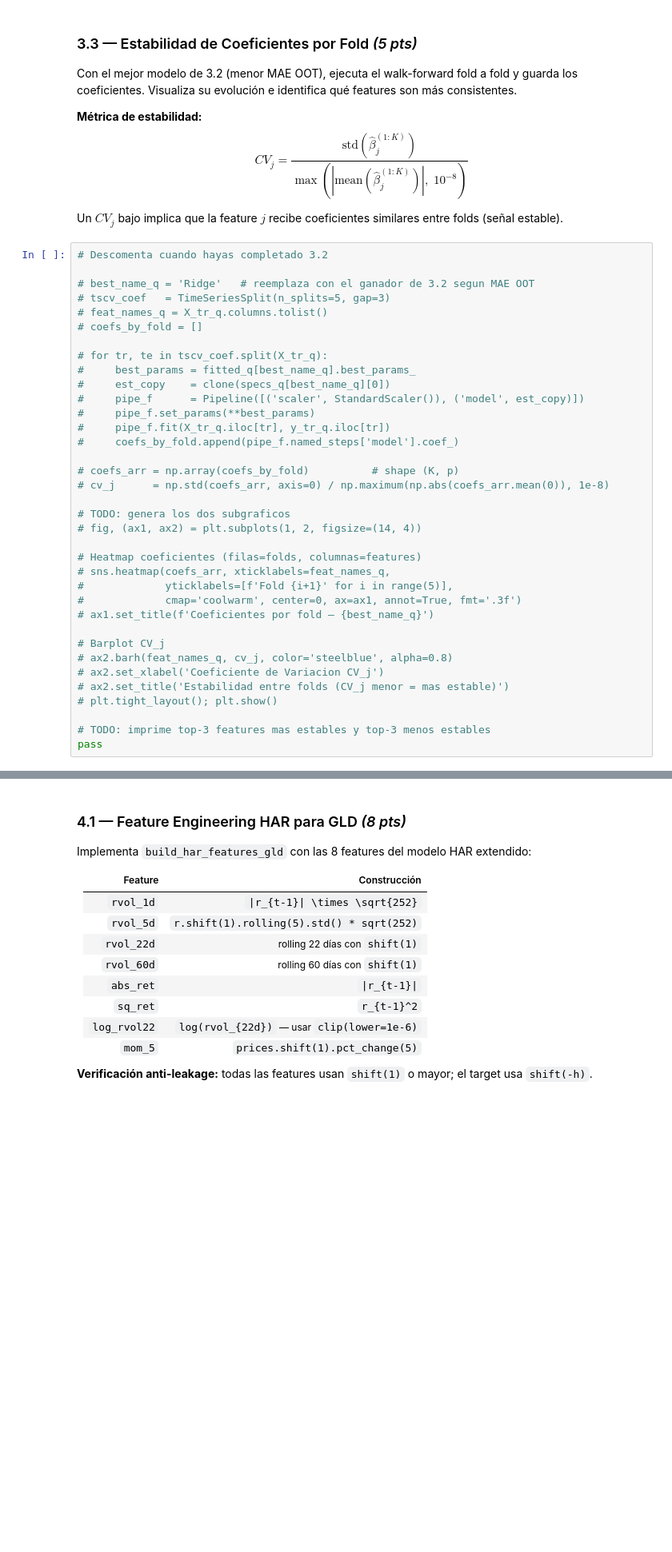
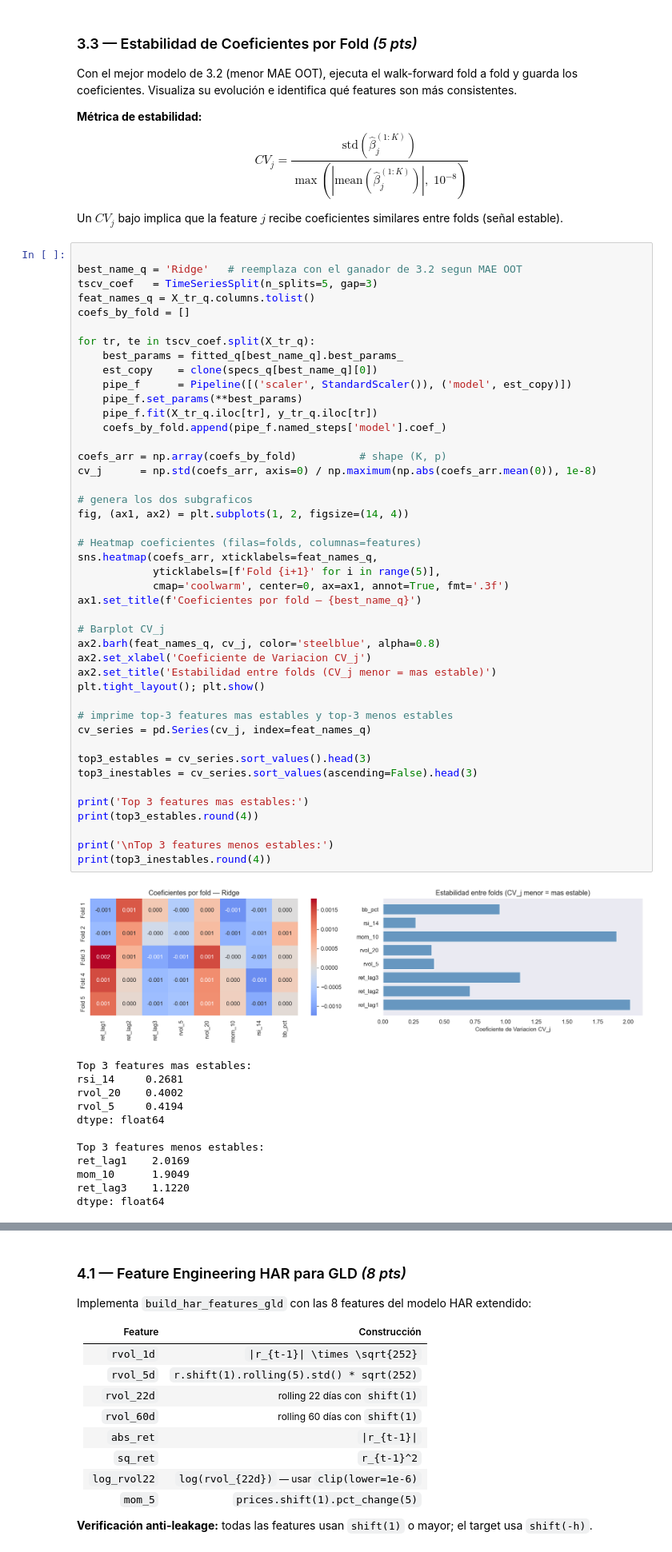
Before and after one commit to Vyena/ml_finance_teixeiradossantos, a Jupyter notebook: notebooks/hw04.ipynb, the cells around one changed output, grey strips where cells are left out. Shown at 80% size. Cells and saved outputs as stored; diff of their text form; blank space fills up the shorter version.

```diff
--- a/notebooks/hw04.ipynb
+++ b/notebooks/hw04.ipynb
@@ -627,41 +627,62 @@ $$CV_j = \frac{\text{std}(\hat{\beta}_j^{(1:K)})}{\max(|\text{mean}(\hat{\beta}_
 
 Un $CV_j$ bajo implica que la feature $j$ recibe coeficientes similares entre folds (señal estable).
 # %%
-# Descomenta cuando hayas completado 3.2
 
-# best_name_q = 'Ridge'   # reemplaza con el ganador de 3.2 segun MAE OOT
-# tscv_coef   = TimeSeriesSplit(n_splits=5, gap=3)
-# feat_names_q = X_tr_q.columns.tolist()
-# coefs_by_fold = []
+best_name_q = 'Ridge'   # reemplaza con el ganador de 3.2 segun MAE OOT
+tscv_coef   = TimeSeriesSplit(n_splits=5, gap=3)
+feat_names_q = X_tr_q.columns.tolist()
+coefs_by_fold = []
 
-# for tr, te in tscv_coef.split(X_tr_q):
-#     best_params = fitted_q[best_name_q].best_params_
-#     est_copy    = clone(specs_q[best_name_q][0])
-#     pipe_f      = Pipeline([('scaler', StandardScaler()), ('model', est_copy)])
-#     pipe_f.set_params(**best_params)
-#     pipe_f.fit(X_tr_q.iloc[tr], y_tr_q.iloc[tr])
-#     coefs_by_fold.append(pipe_f.named_steps['model'].coef_)
+for tr, te in tscv_coef.split(X_tr_q):
+    best_params = fitted_q[best_name_q].best_params_
+    est_copy    = clone(specs_q[best_name_q][0])
+    pipe_f      = Pipeline([('scaler', StandardScaler()), ('model', est_copy)])
+    pipe_f.set_params(**best_params)
+    pipe_f.fit(X_tr_q.iloc[tr], y_tr_q.iloc[tr])
+    coefs_by_fold.append(pipe_f.named_steps['model'].coef_)
 
-# coefs_arr = np.array(coefs_by_fold)          # shape (K, p)
-# cv_j      = np.std(coefs_arr, axis=0) / np.maximum(np.abs(coefs_arr.mean(0)), 1e-8)
+coefs_arr = np.array(coefs_by_fold)          # shape (K, p)
+cv_j      = np.std(coefs_arr, axis=0) / np.maximum(np.abs(coefs_arr.mean(0)), 1e-8)
 
-# TODO: genera los dos subgraficos
-# fig, (ax1, ax2) = plt.subplots(1, 2, figsize=(14, 4))
+# genera los dos subgraficos
+fig, (ax1, ax2) = plt.subplots(1, 2, figsize=(14, 4))
 
 # Heatmap coeficientes (filas=folds, columnas=features)
-# sns.heatmap(coefs_arr, xticklabels=feat_names_q,
-#             yticklabels=[f'Fold {i+1}' for i in range(5)],
-#             cmap='coolwarm', center=0, ax=ax1, annot=True, fmt='.3f')
-# ax1.set_title(f'Coeficientes por fold — {best_name_q}')
+sns.heatmap(coefs_arr, xticklabels=feat_names_q,
+            yticklabels=[f'Fold {i+1}' for i in range(5)],
+            cmap='coolwarm', center=0, ax=ax1, annot=True, fmt='.3f')
+ax1.set_title(f'Coeficientes por fold — {best_name_q}')
 
 # Barplot CV_j
-# ax2.barh(feat_names_q, cv_j, color='steelblue', alpha=0.8)
-# ax2.set_xlabel('Coeficiente de Variacion CV_j')
-# ax2.set_title('Estabilidad entre folds (CV_j menor = mas estable)')
-# plt.tight_layout(); plt.show()
+ax2.barh(feat_names_q, cv_j, color='steelblue', alpha=0.8)
+ax2.set_xlabel('Coeficiente de Variacion CV_j')
+ax2.set_title('Estabilidad entre folds (CV_j menor = mas estable)')
+plt.tight_layout(); plt.show()
 
-# TODO: imprime top-3 features mas estables y top-3 menos estables
-pass
+# imprime top-3 features mas estables y top-3 menos estables
+cv_series = pd.Series(cv_j, index=feat_names_q)
+
+top3_estables = cv_series.sort_values().head(3)
+top3_inestables = cv_series.sort_values(ascending=False).head(3)
+
+print('Top 3 features mas estables:')
+print(top3_estables.round(4))
+
+print('\nTop 3 features menos estables:')
+print(top3_inestables.round(4))
+# %% [output]
+[figure, added]
+Top 3 features mas estables:
+rsi_14     0.2681
+rvol_20    0.4002
+rvol_5     0.4194
+dtype: float64
+
+Top 3 features menos estables:
+ret_lag1    2.0169
+mom_10      1.9049
+ret_lag3    1.1220
+dtype: float64
 # %% [markdown]
 **Responde (mínimo 2 oraciones por pregunta):**
 
```
Also changed, not shown: parts of 1 cell of this notebook.
